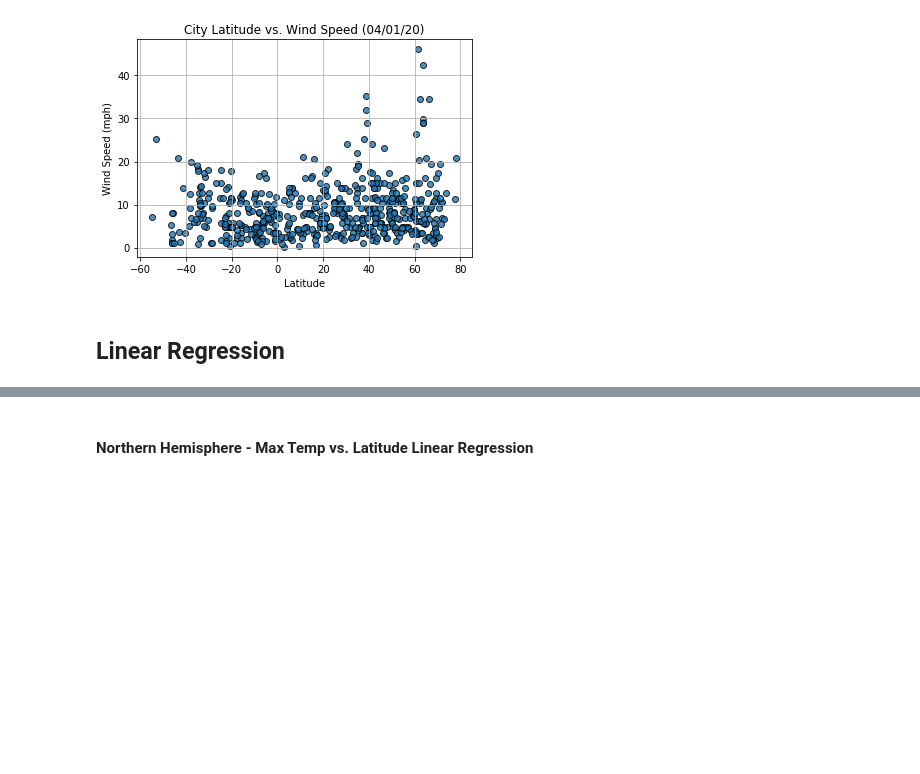
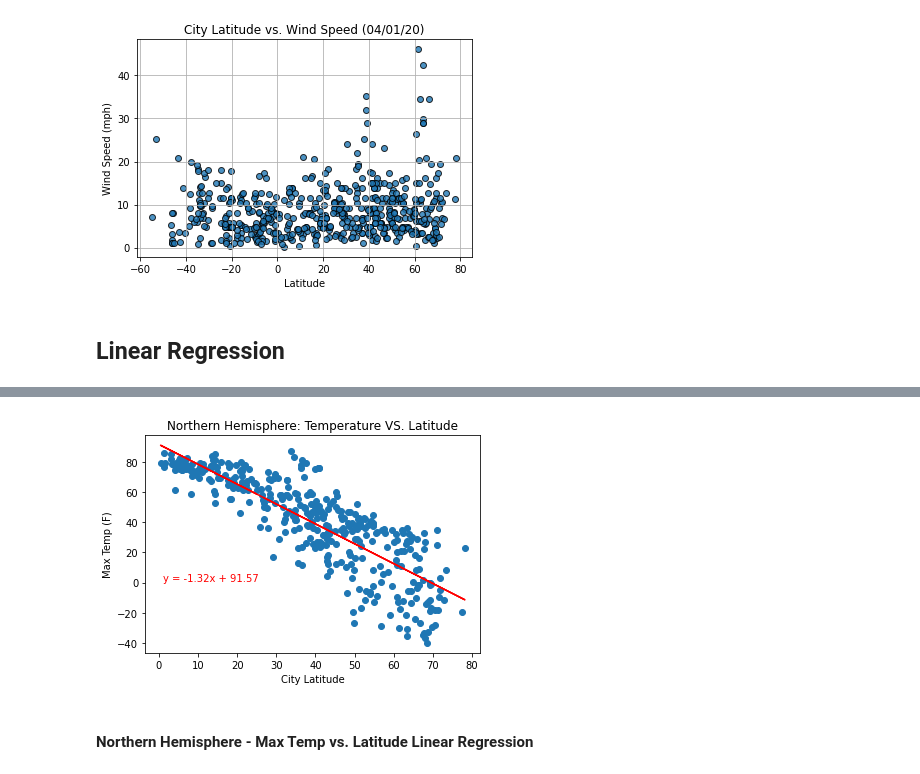
Before and after one commit to randallwvr90/python-api-challenge, a Jupyter notebook: WeatherPy.ipynb, the cells around one changed output, grey strips where cells are left out. Cells and saved outputs as stored; diff of their text form; code cells hidden in the pictures; blank space fills up the shorter version.

```diff
--- a/WeatherPy.ipynb
+++ b/WeatherPy.ipynb
@@ -192,3 +200,7 @@ print(badIndexList)
 [figure]
 # %% [markdown]
 ## Linear Regression
+# %%
+# create a new DF for only northern hemisphere
+regressionDF = weatherDF[weatherDF['lat'] >= 0]
+regressionDF.head()
@@ -195,2 +214,19 @@ print(badIndexList)
+# %%
+plt.scatter(regressionDF['lat'], regressionDF['Max Temp (F)'])
+plt.xlabel('City Latitude')
+plt.ylabel('Max Temp (F)')
+plt.title('Northern Hemisphere: Temperature VS. Latitude')
+
+# do the regression...
+slope, intercept, r, _, _ = linregress(regressionDF['lat'], regressionDF['Max Temp (F)'])
+
+# add the fit line to the plot...
+y_values = slope * regressionDF['lat'] + intercept
+plt.plot(regressionDF['lat'], y_values, color='red')
+equation = f'y = {slope:.2f}x + {intercept:.2f}'
+plt.text(1,1,equation, color='red')
+plt.show()
+# %% [output]
+[figure, added]
 # %% [markdown]
 ####  Northern Hemisphere - Max Temp vs. Latitude Linear Regression
```
Also changed, not shown: parts of 9 cells of this notebook, 2 other files.
